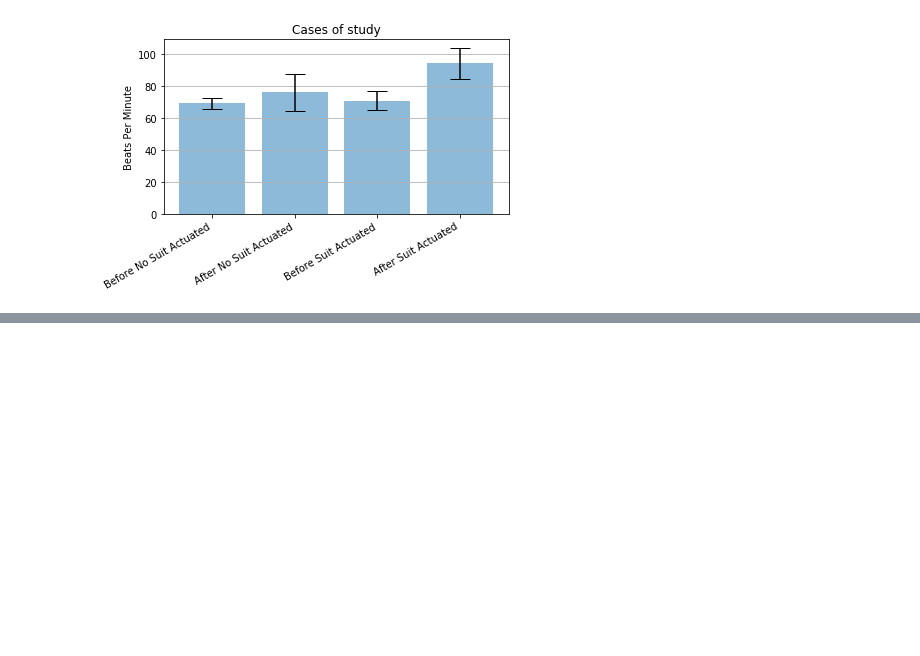
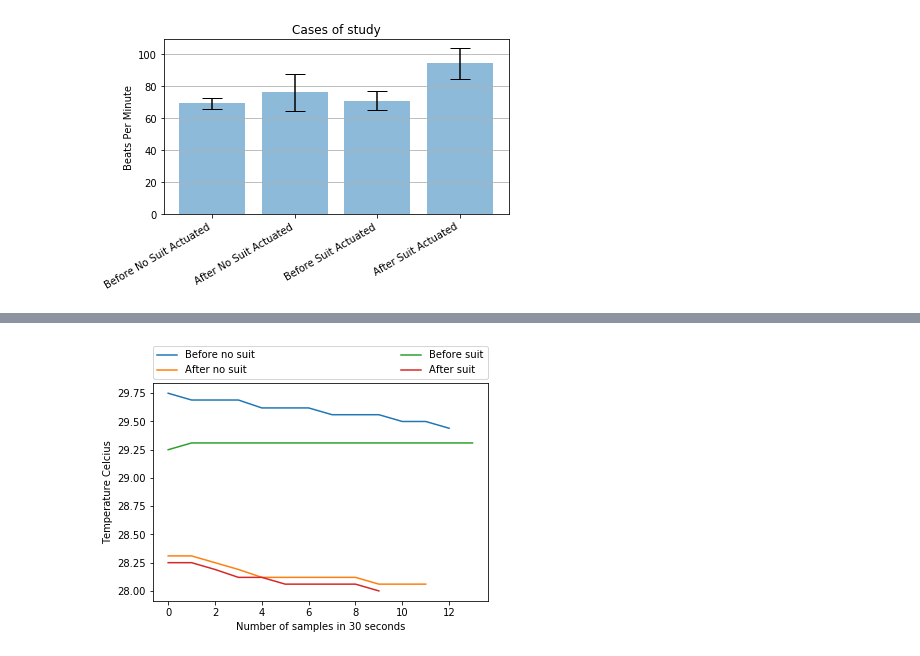
Before and after one commit to totovr/Python, a Jupyter notebook: Emotion/UserAnalisis.ipynb, the cells around one changed output, grey strips where cells are left out. Saved outputs shown, nothing was run; the diff lists cells and outputs as text; code cells hidden in the pictures; blank space fills up the shorter version.

```diff
--- a/Emotion/UserAnalisis.ipynb
+++ b/Emotion/UserAnalisis.ipynb
@@ -231,0 +212,12 @@ plt.show()
+# %%
+plt.plot(tempFuruiBeforeNoSuit, label='Before no suit')
+plt.plot(tempFuruiAfterNoSuit, label='After no suit')
+plt.plot(tempFuruiBeforeSuit, label='Before suit')
+plt.plot(tempFuruiAfterSuit, label='After suit')
+plt.xlabel('Number of samples in 30 seconds')
+plt.ylabel('Temperature Celcius')
+plt.legend(bbox_to_anchor=(0., 1.02, 1., .102), loc=3,
+           ncol=2, mode="expand", borderaxespad=0.)
+plt.show()
+# %% [output]
+[figure, added]
```
Also changed, not shown: parts of 6 cells of this notebook.
